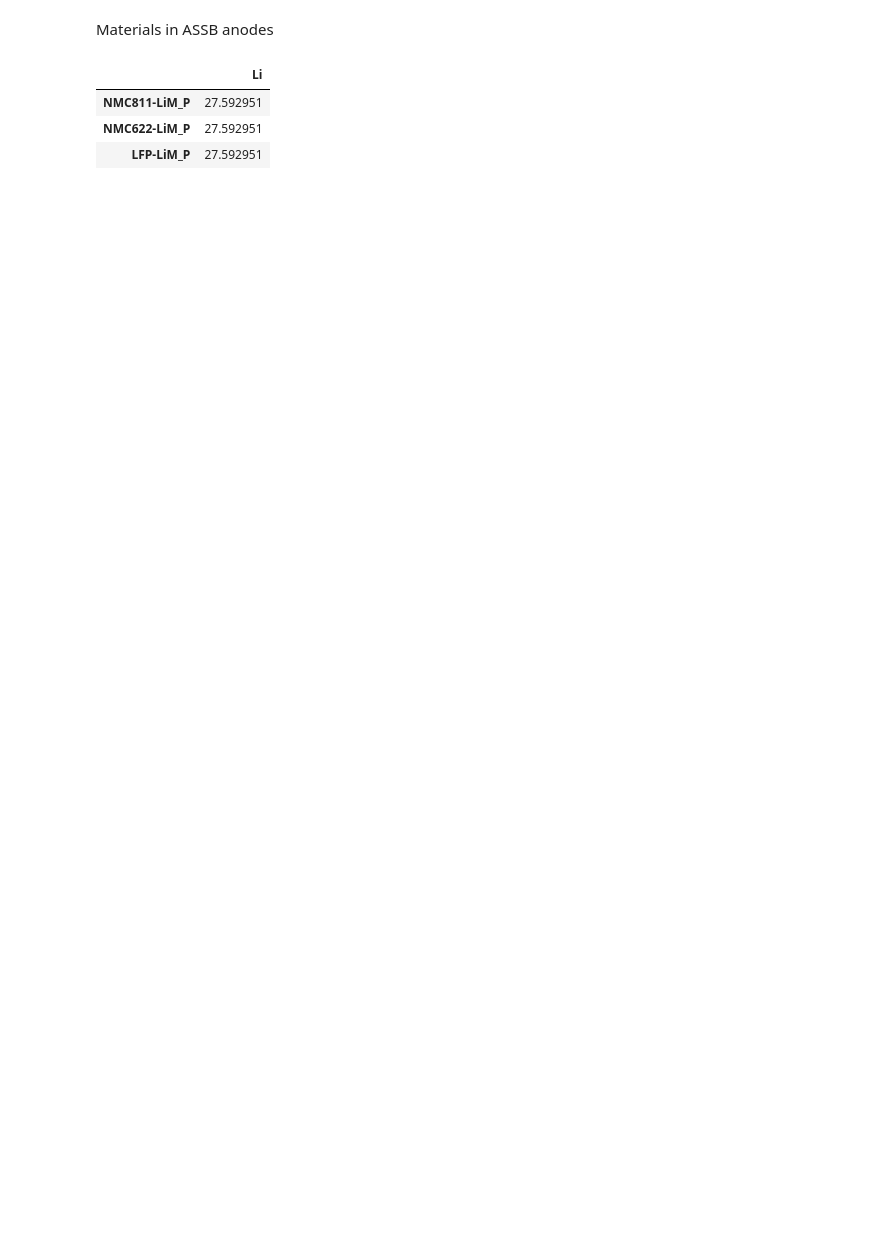
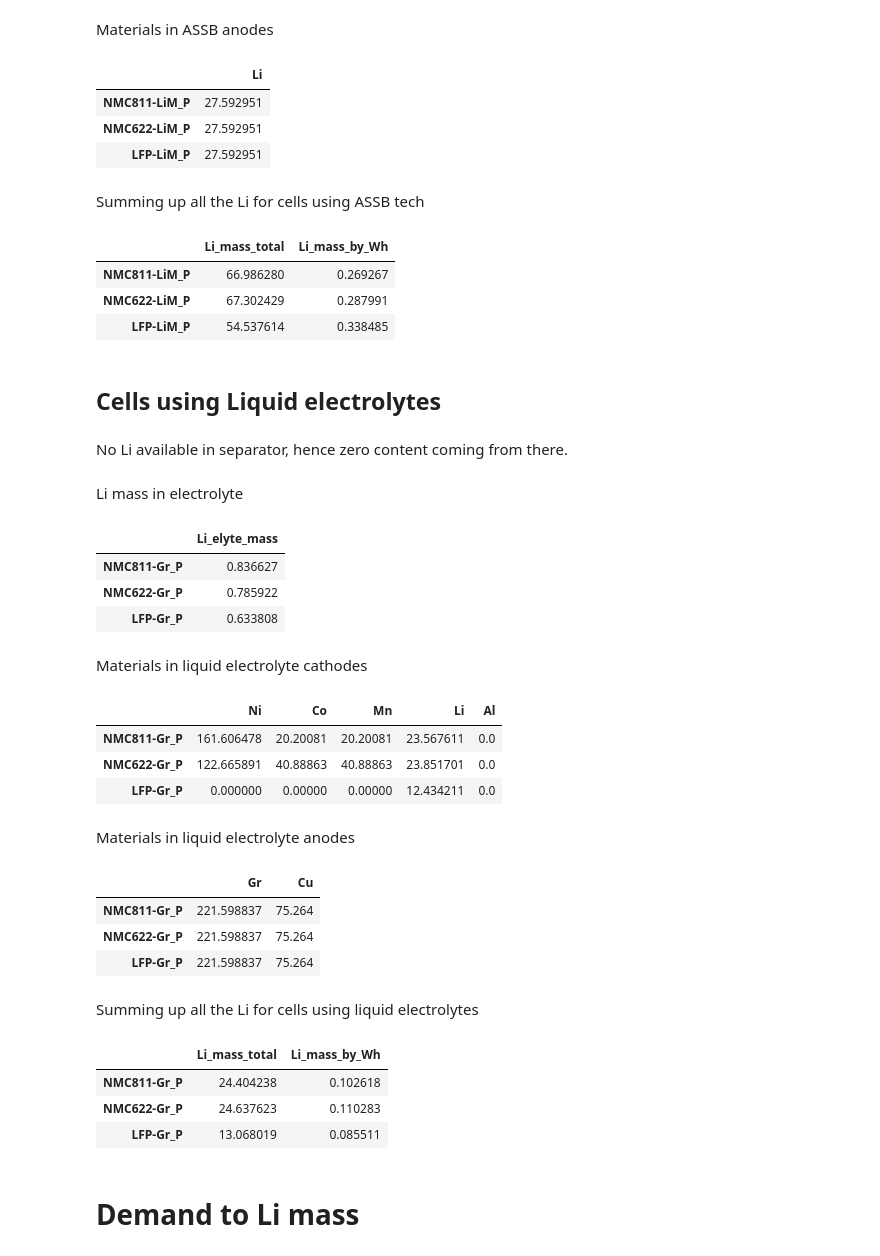
Before and after one commit to environmat/Li_content, a Jupyter notebook: Li_content_calc.ipynb, the cells around one changed output. Drawn from its saved outputs; the diff is of its cells as text; code cells hidden in the pictures; blank space fills up the shorter version.

```diff
--- a/Li_content_calc.ipynb
+++ b/Li_content_calc.ipynb
@@ -515,3 +528,73 @@ df_neg_elec_materials_assb
 | NMC811-LiM_P | 27.592951 |
 | NMC622-LiM_P | 27.592951 |
 | LFP-LiM_P | 27.592951 |
+# %% [markdown]
+Summing up all the Li for cells using ASSB tech
+# %%
+Li_total_cells = df_neg_elec_materials_assb['Li'] + \
+                    df_pos_elec_materials_assb['Li'] + \
+                    df_Elyte_l_mass_assb['Li_elyte_mass'] + \
+                    df_Sep_ASSB_Li_mass_assb['Li_sep_mass']
+df_Li_total_cells = pd.DataFrame(data = Li_total_cells,
+                                     index = [cells_assb[0].name_pouch, cells_assb[1].name_pouch, cells_assb[2].name_pouch])
+df_Li_total_cells.set_axis(['Li_mass_total'], axis=1, inplace = True)
+Li_total_cells_by_Wh = np.zeros((3,1))
+for i in range(0,len(cells_assb)):
+    Li_total_cells_by_Wh[i] = df_Li_total_cells['Li_mass_total'].iloc[i] / cells_assb[i].energy
+df_Li_total_cells['Li_mass_by_Wh'] = Li_total_cells_by_Wh
+df_Li_total_cells
+# %% [output]
+|  | Li_mass_total | Li_mass_by_Wh |
+| NMC811-LiM_P | 66.986280 | 0.269267 |
+| NMC622-LiM_P | 67.302429 | 0.287991 |
+| LFP-LiM_P | 54.537614 | 0.338485 |
+# %% [markdown]
+## Cells using Liquid electrolytes
+# %% [markdown]
+No Li available in separator, hence zero content coming from there.
+# %% [markdown]
+Li mass in electrolyte
+# %%
+df_Elyte_l_mass
+# %% [output]
+|  | Li_elyte_mass |
+| NMC811-Gr_P | 0.836627 |
+| NMC622-Gr_P | 0.785922 |
+| LFP-Gr_P | 0.633808 |
+# %% [markdown]
+Materials in liquid electrolyte cathodes
+# %%
+df_pos_elec_materials
+# %% [output]
+|  | Ni | Co | Mn | Li | Al |
+| NMC811-Gr_P | 161.606478 | 20.20081 | 20.20081 | 23.567611 | 0.0 |
+| NMC622-Gr_P | 122.665891 | 40.88863 | 40.88863 | 23.851701 | 0.0 |
+| LFP-Gr_P | 0.000000 | 0.00000 | 0.00000 | 12.434211 | 0.0 |
+# %% [markdown]
+Materials in liquid electrolyte anodes
+# %%
+df_neg_elec_materials
+# %% [output]
+|  | Gr | Cu |
+| NMC811-Gr_P | 221.598837 | 75.264 |
+| NMC622-Gr_P | 221.598837 | 75.264 |
+| LFP-Gr_P | 221.598837 | 75.264 |
+# %% [markdown]
+Summing up all the Li for cells using liquid electrolytes
+# %%
+Li_total_cells_l = df_pos_elec_materials['Li'] + df_Elyte_l_mass['Li_elyte_mass']
+df_Li_total_cells_l = pd.DataFrame(data = Li_total_cells_l,
+                                     index = [cells[0].name_pouch, cells[1].name_pouch, cells[2].name_pouch])
+df_Li_total_cells_l.set_axis(['Li_mass_total'], axis=1, inplace = True)
+Li_total_cells_by_Wh_l = np.zeros((3,1))
+for i in range(0,3):
+    Li_total_cells_by_Wh_l[i] = df_Li_total_cells_l['Li_mass_total'].iloc[i] / cells[i].energy
+df_Li_total_cells_l['Li_mass_by_Wh'] = Li_total_cells_by_Wh_l
+df_Li_total_cells_l
+# %% [output]
+|  | Li_mass_total | Li_mass_by_Wh |
+| NMC811-Gr_P | 24.404238 | 0.102618 |
+| NMC622-Gr_P | 24.637623 | 0.110283 |
+| LFP-Gr_P | 13.068019 | 0.085511 |
+# %% [markdown]
+# Demand to Li mass
```
Also changed, not shown: parts of 14 cells of this notebook, 1 other file.
